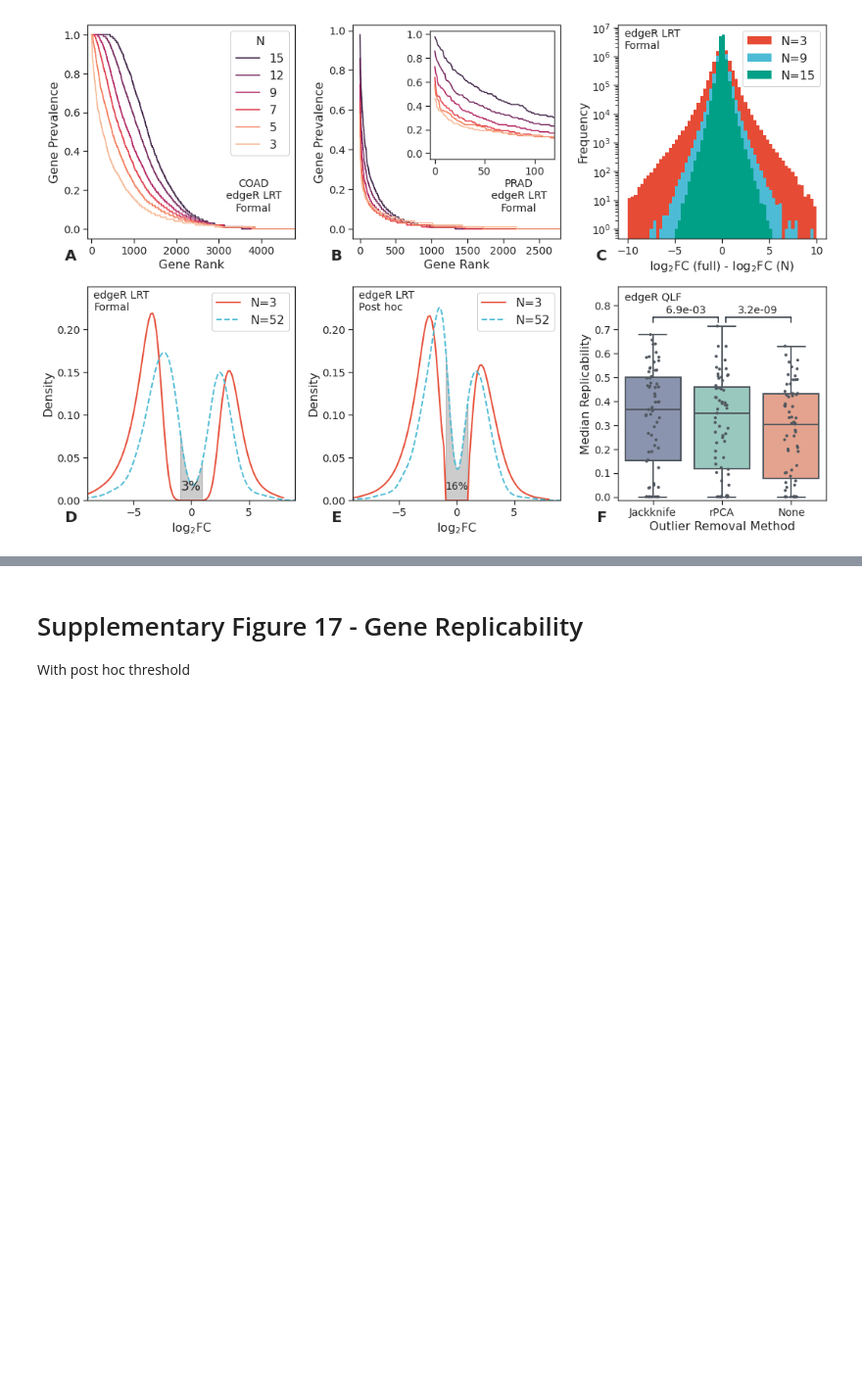
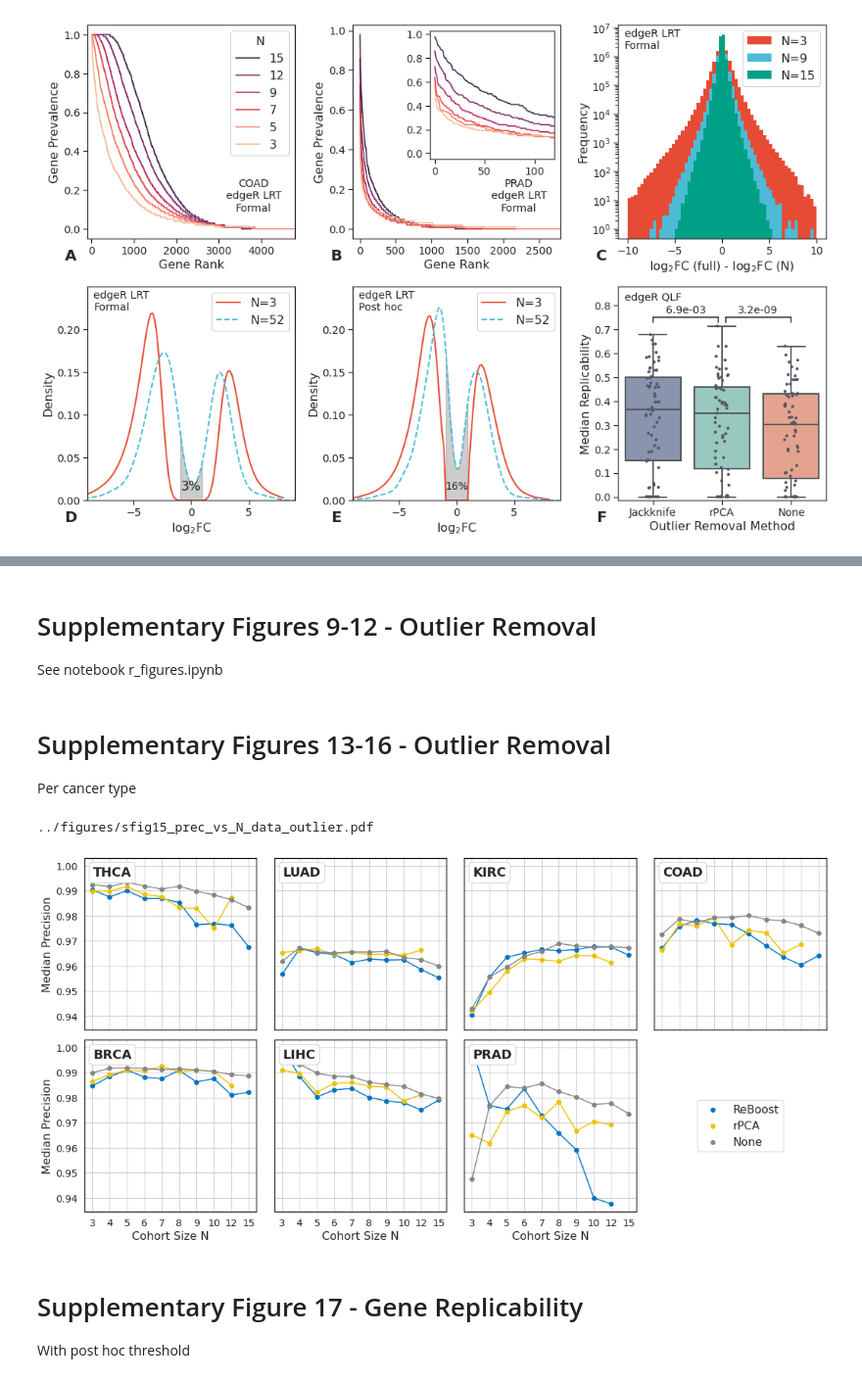
Before and after one commit to pdegen/RNASeqReplicability, a Jupyter notebook: notebooks/figures.ipynb, the cells around one changed output, grey strips where cells are left out. Shown at 98% size. Cells and saved outputs as stored; diff of their text form; code cells hidden in the pictures; blank space fills up the shorter version.

```diff
--- a/notebooks/figures.ipynb
+++ b/notebooks/figures.ipynb
@@ -1037,3 +1216,78 @@ print(figpath)
+# %% [markdown]
+# Supplementary Figures 9-12 - Outlier Removal
+
+See notebook r_figures.ipynb
+# %% [markdown]
+# Supplementary Figures 13-16 - Outlier Removal
+
+Per cancer type
+# %%
+from misc import get_grid_size
+
+grid = get_grid_size(len(datasets), k=0, fill=True)
+
+met = "prec" # mcc, rep, rec, prec
+FDR, logFC = 0.05, 0
+outlier_method = "Jackknife"
+DEA = "edgeR QLF"
+
+prettymet = "MCC" if met == "mcc" else ("Recall" if met == "rec" else ("Precision" if met == "prec" else ("#DEG" if met == "deg" else "Replicability")))
+
+comb_e = combined_td[(combined_td["logFC"] == logFC) & (combined_td["FDR"] == FDR) & (combined_td["DEA"]==DEA)]
+fig, ax = plt.subplots(grid[0], grid[1], figsize=(grid[1]*4,grid[0]*4), sharex=True, sharey=True)
+ax = ax.flatten()
+
+for i, d in enumerate(datasets):
+
+    comb_d = comb_e[comb_e["Data"]==d]
+    comb_none= comb_d[comb_d["Out"] == "None"]
+    comb_out = comb_d[comb_d["Out"] == "Jackknife"]
+
+    x = comb_out["N"]
+    x = range(len(x))
+
+    ax[i].plot(x,comb_out[f"median_{met}_adj"],label=f"Jackknife",marker="o",color=jco[0])
+
+    comb_out = comb_d[comb_d["Out"] == "rPCA"]
+    ax[i].plot(x,comb_out[f"median_{met}_adj"],label=f"rPCA",marker="o",color=jco[1])
+
+    ax[i].plot(x,comb_none[f"median_{met}"],label=f"None",marker="o",color=jco[2])
+
+
+    #ax[i].plot(comb_out["N"],comb_out[f"median_{met}"],label=f"{d} {outlier_method}")
+    #ax[i].legend(framealpha=1,title=d)
+    ax[i].text(0.05, 0.95, d, ha='left', va='top', transform=ax[i].transAxes, bbox=bbox, fontsize=18, weight="bold")
+
+xlim=ax[0].get_xlim()
+ylim=ax[0].get_ylim()
+for a in ax:
+    a.set_xlim(xlim)
+    a.set_ylim(ylim)
+ax[-1].scatter(-10,0,color=jco[0],label="ReBoost")
+ax[-1].scatter(-10,0,color=jco[1],label="rPCA")
+ax[-1].scatter(-10,0,color=jco[2],label="None")
+ax[-1].legend(framealpha=1,loc="center")
+
+for a in ax[4:]:
+    a.set_xlabel("Cohort Size N")
+    # a.set_xticks([3,4,5,6,7,8,9,10,12,15])
+    a.set_xticks(x)
+    a.set_xticklabels([3,4,5,6,7,8,9,10,12,15])
+for a in [ax[0],ax[4]]: a.set_ylabel(f"Median {prettymet}")
+
+for a in ax:
+    a.set_box_aspect(1)
+
+ax[len(ax)-1].axis('off')
+
+prefix = "sfig13" if met == "rep" else "sfig14" if met == "mcc" else "sfig15" if met == "prec" else "sfig16"
+figpath = f"../figures/{prefix}_{met}_vs_N_data_outlier.pdf"
+fig.tight_layout()
+fig.savefig(figpath)
+print(figpath)
+# %% [output]
+../figures/sfig15_prec_vs_N_data_outlier.pdf
+[figure, added]
 # %% [markdown]
 # Supplementary Figure 17 - Gene Replicability
 
```
Also changed, not shown: parts of 14 cells of this notebook, 18 other files.
